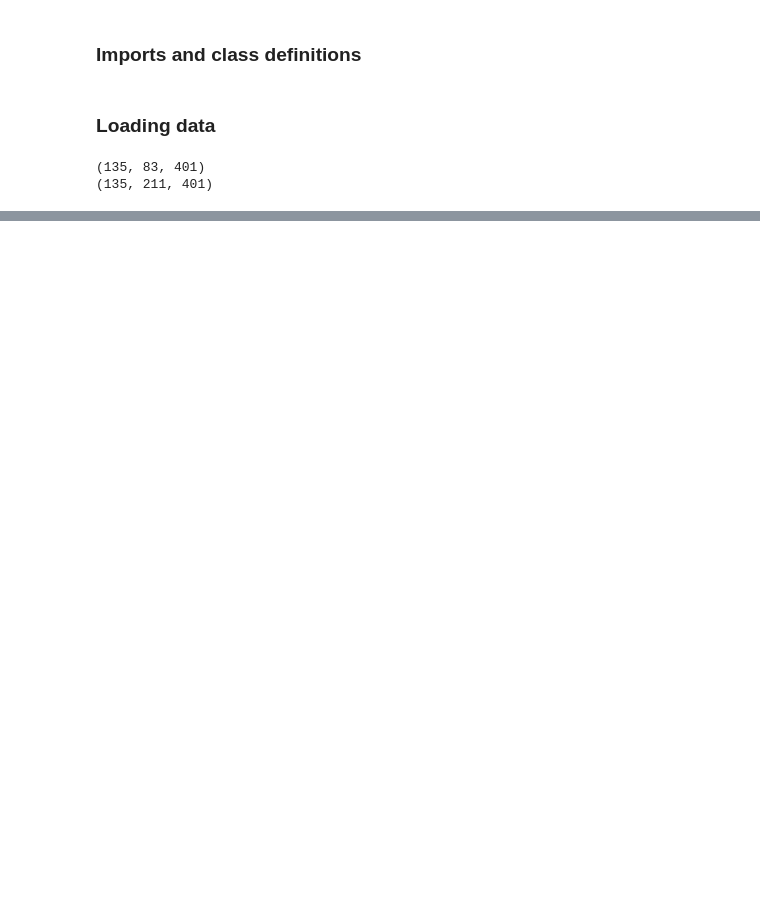
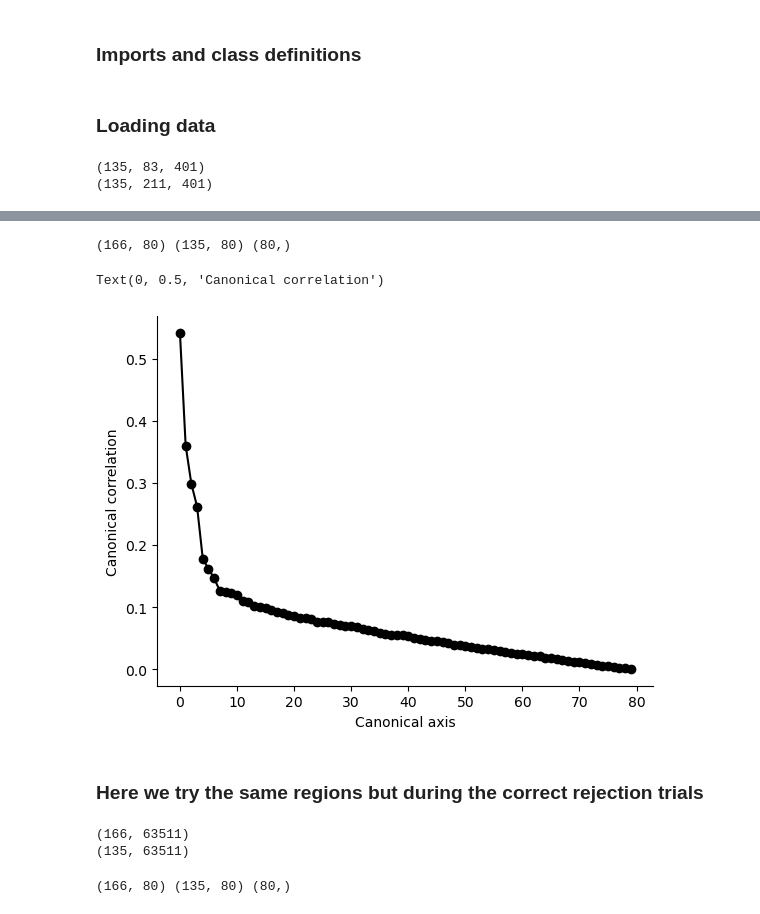
Before and after one commit to abisi/comm-project, a Jupyter notebook: code/cca-alex.ipynb, the cells around one changed output, grey strips where cells are left out. Cells and saved outputs as stored; diff of their text form; code cells hidden in the pictures; blank space fills up the shorter version.

```diff
--- a/code/cca-alex.ipynb
+++ b/code/cca-alex.ipynb
@@ -339,0 +146,19 @@ im = ax.scatter(cc_dls[:,0],
+# %%
+n_pcs=80
+basis_ahtjm1, basis_ahdls, ah_cc = cca_helpers.align(mc_ahtjm1.T, mc_ahdls.T, m=n_pcs)
+ah_cc = np.asarray(ah_cc)
+print(basis_ahtjm1.shape, basis_ahdls.shape, ah_cc.shape)
+# %% [output]
+(166, 80) (135, 80) (80,)
+# %%
+fig, ax = plt.subplots(1,1)
+remove_top_right_frame(ax)
+
+ax.plot(ah_cc, marker='o', c='k')
+ax.set_xlabel('Canonical axis')
+ax.set_ylabel('Canonical correlation')
+# %% [output]
+Text(0, 0.5, 'Canonical correlation')
+[figure, added]
+# %% [markdown]
+### Here we try the same regions but during the correct rejection trials
@@ -339,0 +173,13 @@ im = ax.scatter(cc_dls[:,0],
+# %%
+print(mc_crtjm1.shape)
+print(mc_crdls.shape)
+# %% [output]
+(166, 63511)
+(135, 63511)
+# %%
+n_pcs=80
+basis_crtjm1, basis_crdls, cr_cc = cca_helpers.align(mc_crtjm1.T, mc_crdls.T, m=n_pcs)
+cr_cc = np.asarray(cr_cc)
+print(basis_crtjm1.shape, basis_crdls.shape, cr_cc.shape)
+# %% [output]
+(166, 80) (135, 80) (80,)
```
Also changed, not shown: parts of 47 cells of this notebook.
